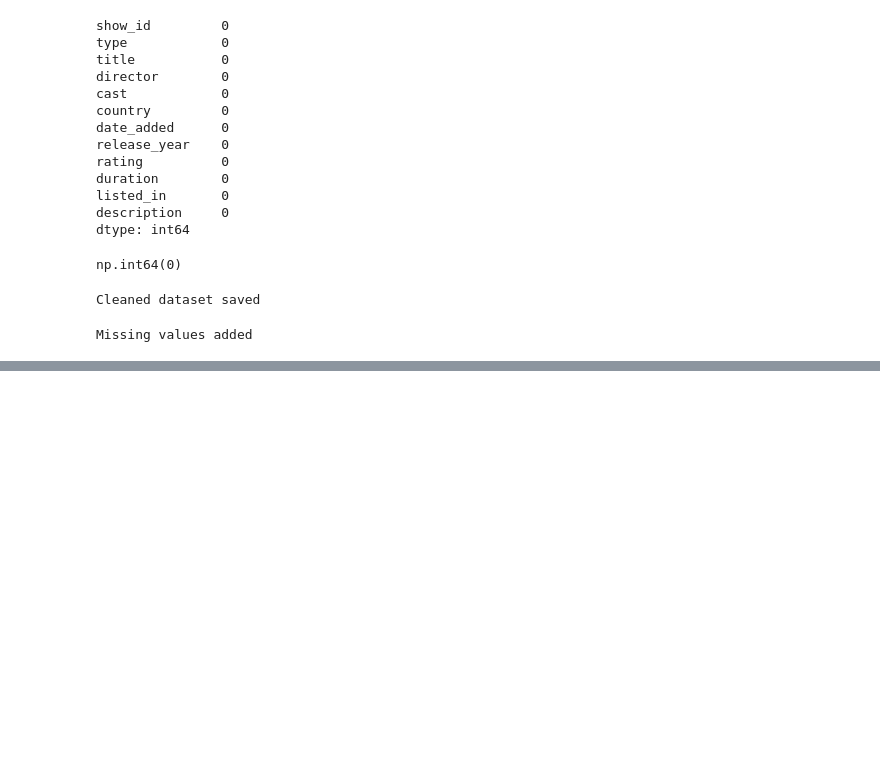
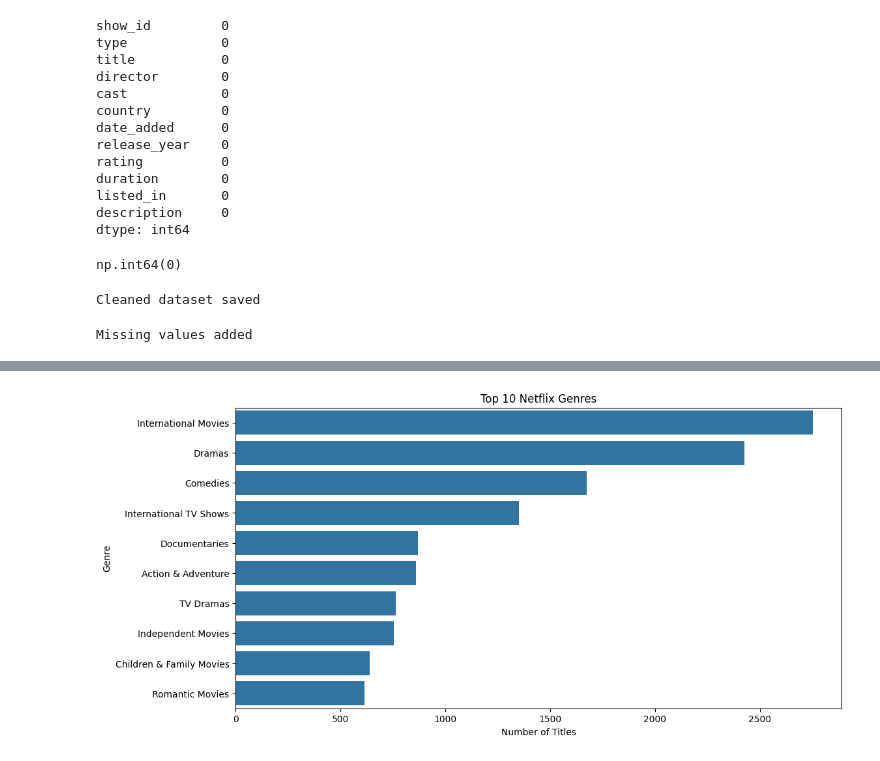
Before and after one commit to Dishitha0607/Thiranex_Internship, a Jupyter notebook: Data-Cleaning-Project/analysis.ipynb, the cells around one changed output, grey strips where cells are left out. Drawn from its saved outputs; the diff is of its cells as text; code cells hidden in the pictures; blank space fills up the shorter version.

```diff
--- a/Data-Cleaning-Project/analysis.ipynb
+++ b/Data-Cleaning-Project/analysis.ipynb
@@ -81,0 +203,17 @@ Missing values added
+# %%
+df = pd.read_csv("netflix_titles.csv")
+df["listed_in"].head()
+
+df_genre = df.copy()
+df_genre = df_genre.dropna(subset=["listed_in"])
+df_genre["listed_in"] = df_genre["listed_in"].str.split(",")
+# %%
+df["listed_in"] = df["listed_in"].str.split(",")
+
+df_exploded = df.explode("listed_in")
+
+df_exploded["listed_in"] = df_exploded["listed_in"].str.strip()
+
+top_genres = df_exploded["listed_in"].value_counts().head(10)
+
+top_genres
@@ -81,0 +233,11 @@ Missing values added
+# %%
+plt.figure(figsize=(12,6))
+sns.barplot(x=top_genres.values , y=top_genres.index)
+
+plt.title("Top 10 Netflix Genres")
+plt.xlabel("Number of Titles")
+plt.ylabel("Genre")
+
+plt.show()
+# %% [output]
+[figure, added]
```
Also changed, not shown: parts of 9 cells of this notebook.
